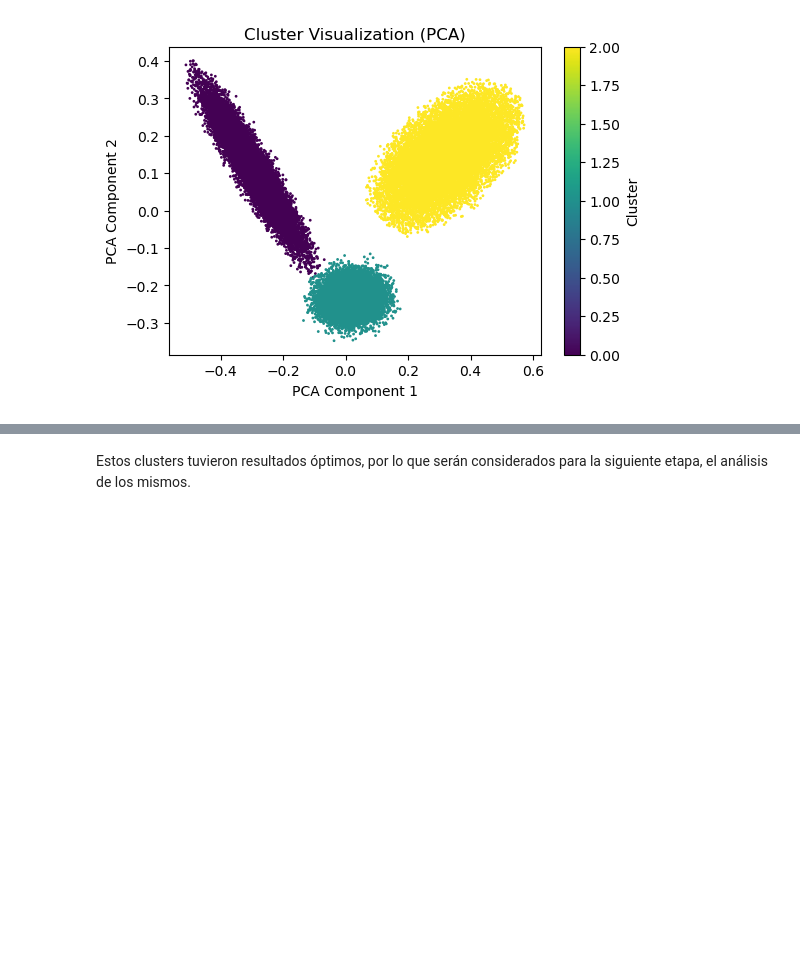
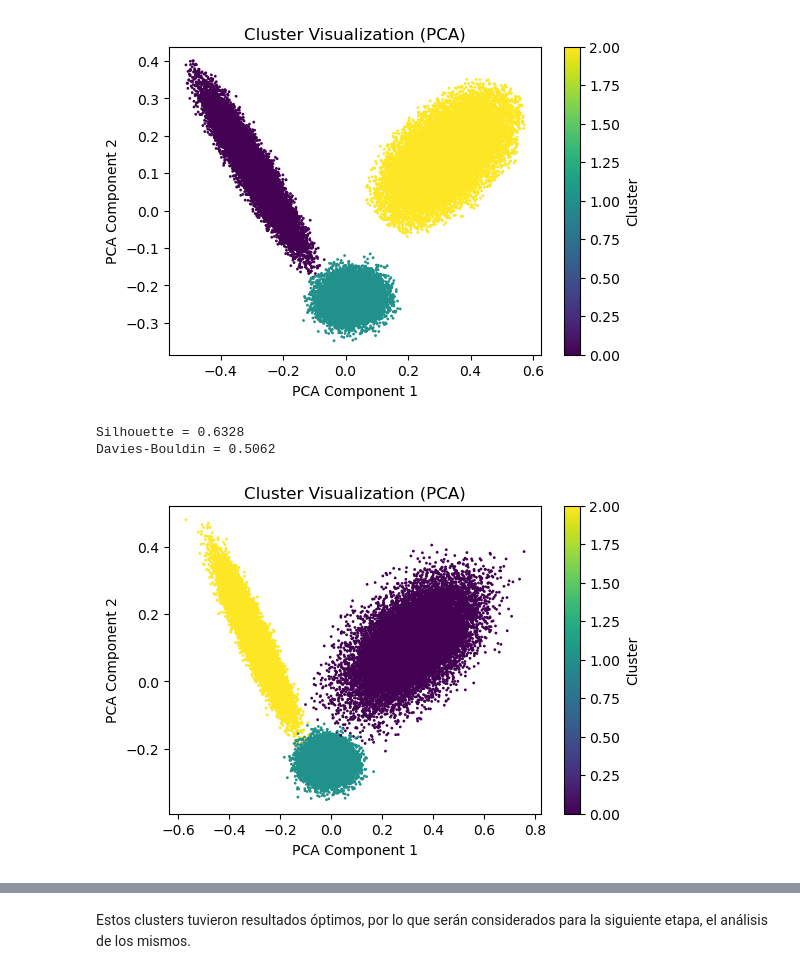
Before and after one commit to davexat/Client_Segmentation_Dashboard, a Jupyter notebook: notebooks/3.0_dsb_clustering_implementation.ipynb, the cells around one changed output, grey strips where cells are left out. Saved outputs shown, nothing was run; the diff lists cells and outputs as text; code cells hidden in the pictures; blank space fills up the shorter version.

```diff
--- a/notebooks/3.0_dsb_clustering_implementation.ipynb
+++ b/notebooks/3.0_dsb_clustering_implementation.ipynb
@@ -230,3 +287,10 @@ evaluate_clusters(scaled_db, df_dbscan, "cluster")
 Silhouette = 0.6605
 Davies-Bouldin = 0.4660
 [figure]
+# %%
+# Evaluating Gaussian Mixture
+evaluate_clusters(df_scaled, df_gaussi, "cluster")
+# %% [output]
+Silhouette = 0.6328
+Davies-Bouldin = 0.5062
+[figure, added]
```
Also changed, not shown: parts of 21 cells of this notebook, 1 other file.
